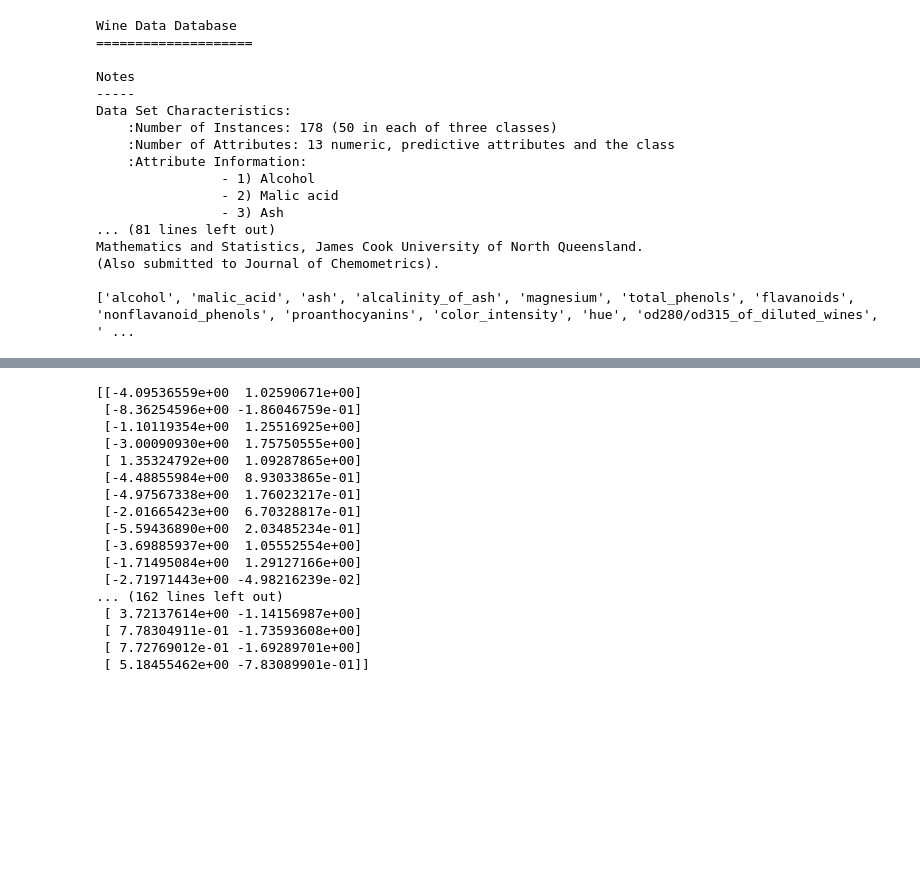
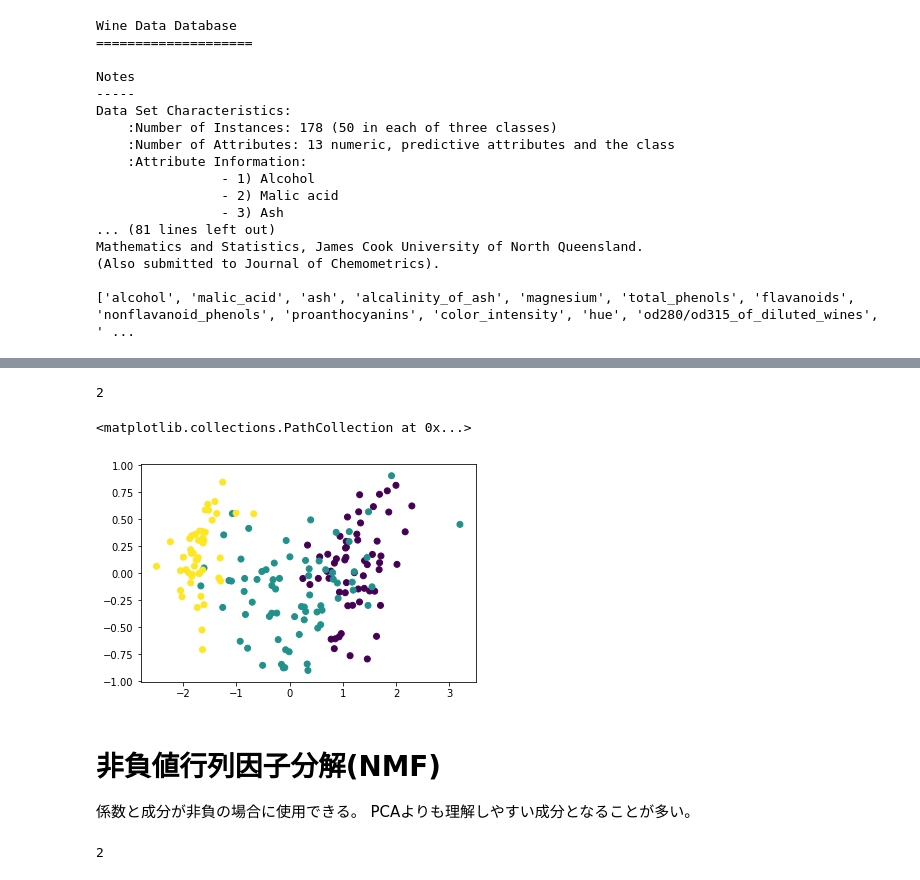
Before and after one commit to qu1sta/sklearn_samples, a Jupyter notebook: dimensionalityreduction.ipynb, the cells around one changed output, grey strips where cells are left out. Cells and saved outputs as stored; diff of their text form; code cells hidden in the pictures; blank space fills up the shorter version.

```diff
--- a/dimensionalityreduction.ipynb
+++ b/dimensionalityreduction.ipynb
@@ -115,24 +105,9 @@ KeyError: 'proline'
 # %%
 from sklearn.decomposition import PCA
 
-X_reduced= PCA(n_components=2).fit_transform(df_X.iloc[:,[3,5,6,7,11]])
+reduced_X = PCA(n_components=2).fit_transform(df_X.loc[:,['hue', 'total_phenols',"od280/od315_of_diluted_wines","flavanoids"]])
 
-print(X_reduced)
+# 二次元に圧縮されていることがわかる。
+reduced_X.ndim
 # %% [output]
-[[-4.09536559e+00  1.02590671e+00]
- [-8.36254596e+00 -1.86046759e-01]
- [-1.10119354e+00  1.25516925e+00]
- [-3.00090930e+00  1.75750555e+00]
- [ 1.35324792e+00  1.09287865e+00]
- [-4.48855984e+00  8.93033865e-01]
- [-4.97567338e+00  1.76023217e-01]
- [-2.01665423e+00  6.70328817e-01]
- [-5.59436890e+00  2.03485234e-01]
- [-3.69885937e+00  1.05552554e+00]
- [-1.71495084e+00  1.29127166e+00]
- [-2.71971443e+00 -4.98216239e-02]
-... (162 lines left out)
- [ 3.72137614e+00 -1.14156987e+00]
- [ 7.78304911e-01 -1.73593608e+00]
- [ 7.72769012e-01 -1.69289701e+00]
- [ 5.18455462e+00 -7.83089901e-01]]
+2
@@ -140,0 +114,22 @@ plt.scatter(X_reduced[:,0], X_reduced[:, 1], c=wine_)
+# %%
+# 可視化する。
+plt.scatter(reduced_X[:,0], reduced_X[:,1], c=df_y.values.reshape(-1))
+# %% [output]
+<matplotlib.collections.PathCollection at 0x...>
+[figure, added]
+# %% [markdown]
+# 非負値行列因子分解(NMF)
+係数と成分が非負の場合に使用できる。
+PCAよりも理解しやすい成分となることが多い。
+# %%
+from sklearn.decomposition import NMF
+
+# 学習かつ変更を行うメソッドを実行する
+# 可視化の関係上2次元に圧縮する。
+
+reduced_X = NMF(n_components=2).fit_transform(df_X.loc[:,['hue', 'total_phenols',"od280/od315_of_diluted_wines","flavanoids"]])
+
+# 二次元に圧縮されていることがわかる。
+reduced_X.ndim
+# %% [output]
+2
```
Also changed, not shown: parts of 22 cells of this notebook.
